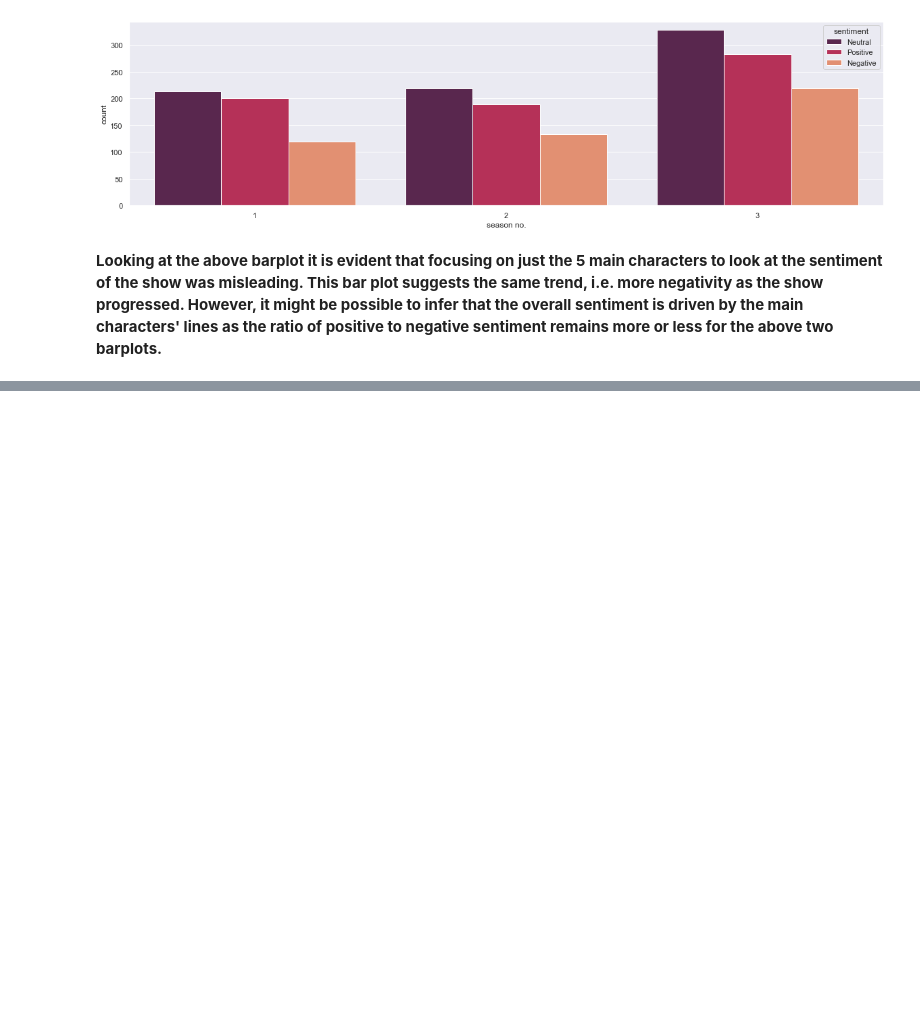
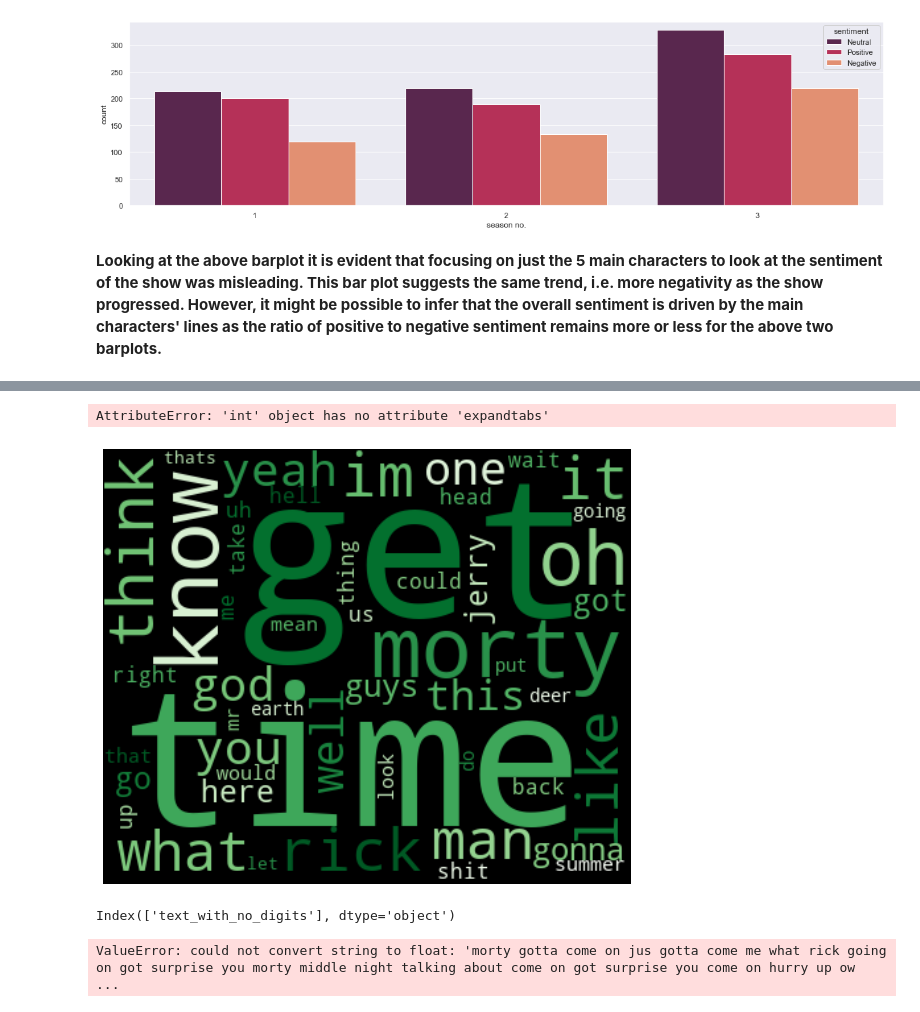
Before and after one commit to Aftab1995/Python-Text-Analysis, a Jupyter notebook: Project/Aftab-project.ipynb, the cells around one changed output, grey strips where cells are left out. Cells and saved outputs as stored; diff of their text form; code cells hidden in the pictures; blank space fills up the shorter version.

```diff
--- a/Project/Aftab-project.ipynb
+++ b/Project/Aftab-project.ipynb
@@ -307,0 +411,10 @@ sns.countplot(x='season no.', hue="sentiment", data=script, palette="rocket")
+# %%
+# Removing Punctuations
+import string
+
+script['Text_withNo_punct'] = script['without_stop_words'].apply(lambda x: re.sub('[%s]' % re.escape(string.punctuation), '', x))
+
+
+# Removing Numbers
+script['text_with_no_digits'] = script['Text_withNo_punct'].apply(lambda x: re.sub('\w*\d\w*','', x))
+script[['line', 'text_with_no_digits']].head()
@@ -307,0 +430,16 @@ sns.countplot(x='season no.', hue="sentiment", data=script, palette="rocket")
+# %%
+# groupping the lines by season
+
+script_grouped = script[['text_with_no_digits',"season no."]].groupby(by="season no.").agg(lambda x: ' '.join(x))
+
+
+
+from sklearn.feature_extraction.text import CountVectorizer
+cv = CountVectorizer(analyzer='word')
+
+
+
+data = cv.fit_transform(script_grouped['text_with_no_digits'])
+df = pd.DataFrame(data.toarray(), columns=cv.get_feature_names())
+
+df.head()
@@ -307,0 +452,26 @@ sns.countplot(x='season no.', hue="sentiment", data=script, palette="rocket")
+# %%
+# Importing wordcloud for plotting word clouds and textwrap for wrapping longer text
+from wordcloud import WordCloud
+from textwrap import wrap
+
+# Function for generating word clouds
+def generate_wordcloud(data,title):
+  wc = WordCloud(width=400, height=330, max_words=50,colormap="Greens").generate_from_frequencies(data)
+  plt.figure(figsize=(10,8))
+  plt.imshow(wc, interpolation='bilinear')
+  plt.axis("off")
+  plt.title('\n'.join(wrap(title,60)),fontsize=13)
+  plt.show()
+
+# Transposing document term matrix
+df_transpose=df.transpose()
+
+# Plotting word cloud
+generate_wordcloud(df_transpose[1].sort_values(ascending=False),product)
+# %% [output]
+AttributeError: 'int' object has no attribute 'expandtabs'
+[figure, added]
+# %%
+script_grouped_transpose.index
+# %% [output]
+Index(['text_with_no_digits'], dtype='object')
@@ -307,0 +482,6 @@ sns.countplot(x='season no.', hue="sentiment", data=script, palette="rocket")
+# %%
+# Plotting word cloud for each product
+for index,product in enumerate(script_grouped_transpose.columns):
+  generate_wordcloud(script_grouped_transpose[product].sort_values(ascending=False),product)
+# %% [output]
+ValueError: could not convert string to float: 'morty gotta come on jus gotta come me what rick going on got surprise you morty middle night talking about come on got surprise you come on hurry up ow  ...
```
Also changed, not shown: parts of 16 cells of this notebook.
